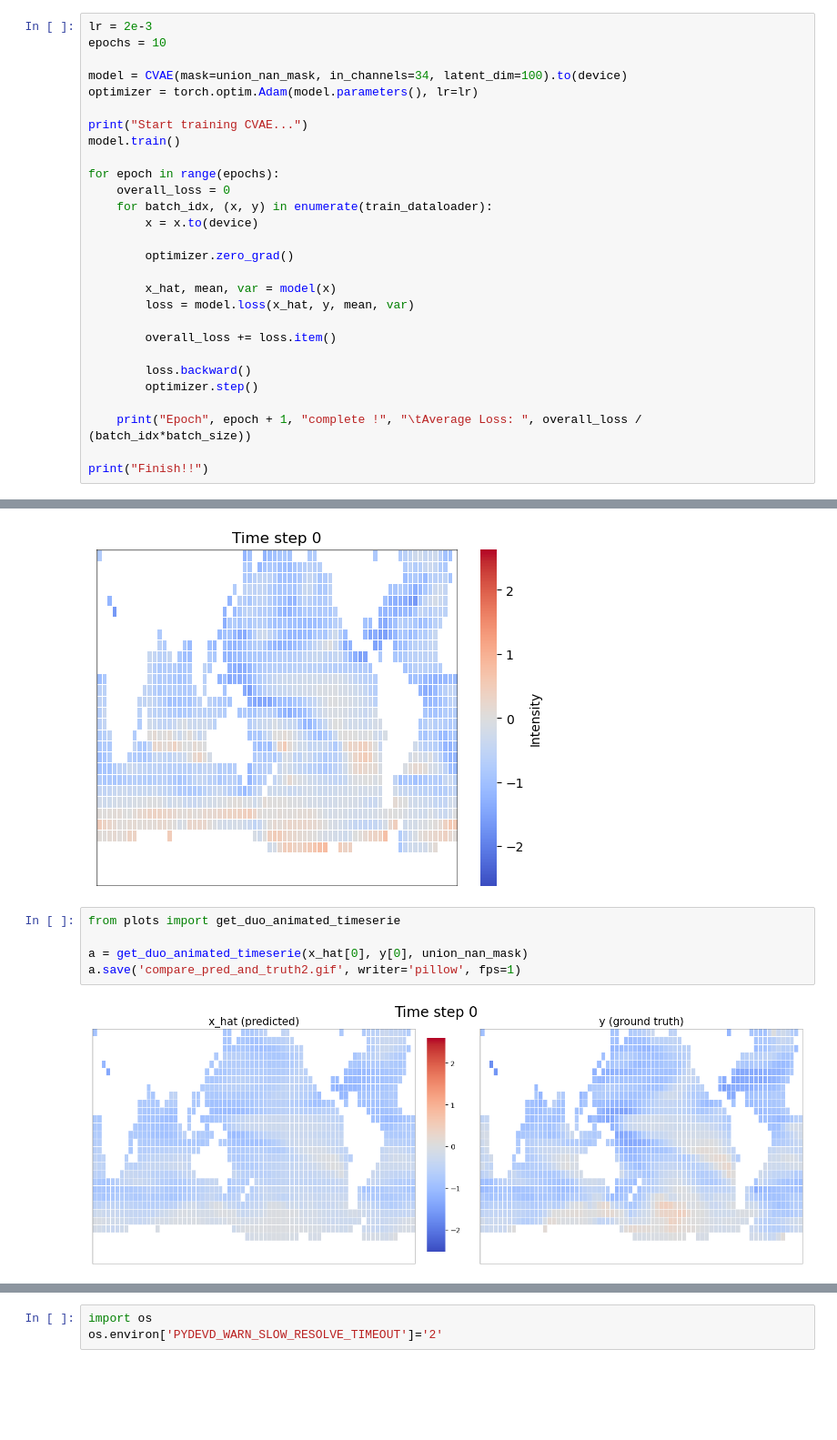
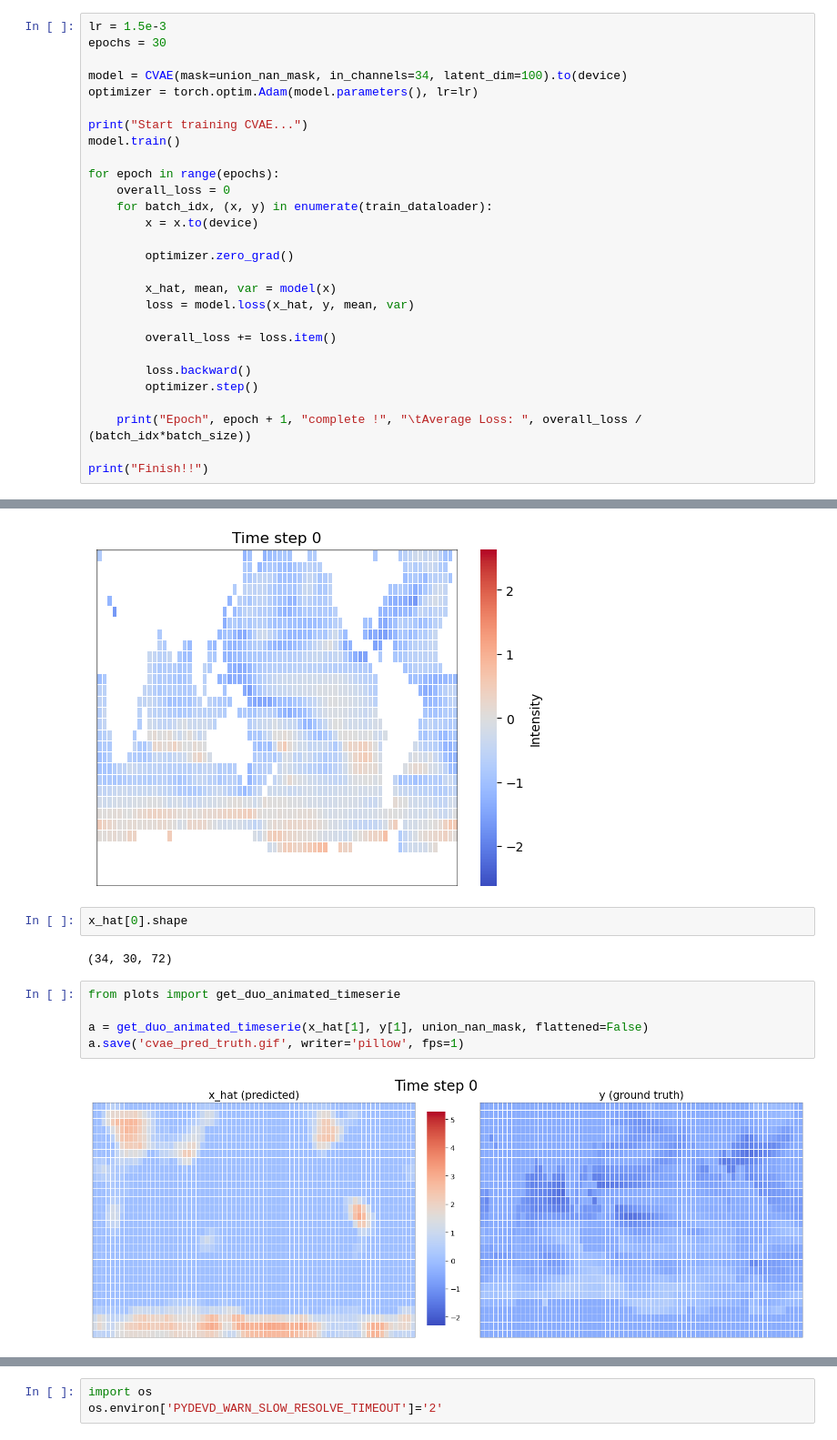
Before and after one commit to Victor2175/gm4cs-m, a Jupyter notebook: cvae.ipynb, the cells around one changed output, grey strips where cells are left out. Shown at 91% size. Drawn from its saved outputs; the diff is of its cells as text; blank space fills up the shorter version.

```diff
--- a/cvae.ipynb
+++ b/cvae.ipynb
@@ -61,8 +61,8 @@ train_dataset, test_dataset = random_split(cope_dataset, [0.8, 0.2])
 train_dataloader = DataLoader(train_dataset, batch_size=batch_size, shuffle=True)
 test_dataloader = DataLoader(test_dataset, batch_size=batch_size, shuffle=True)
 # %%
-lr = 2e-3
-epochs = 10
+lr = 1.5e-3
+epochs = 30
 
 model = CVAE(mask=union_nan_mask, in_channels=34, latent_dim=100).to(device)
 optimizer = torch.optim.Adam(model.parameters(), lr=lr)
@@ -160,10 +166,14 @@ a.save('y.gif', writer='pillow', fps=1)
 # %% [output]
 2.6262555 -2.6271024
 [figure]
+# %%
+x_hat[0].shape
+# %% [output]
+(34, 30, 72)
 # %%
 from plots import get_duo_animated_timeserie
 
-a = get_duo_animated_timeserie(x_hat[0], y[0], union_nan_mask)
-a.save('compare_pred_and_truth2.gif', writer='pillow', fps=1)
+a = get_duo_animated_timeserie(x_hat[1], y[1], union_nan_mask, flattened=False)
+a.save('cvae_pred_truth.gif', writer='pillow', fps=1)
 # %% [output]
-[figure, old version]
+[figure, new version]
```
Also changed, not shown: parts of 7 cells of this notebook, 3 other files.
